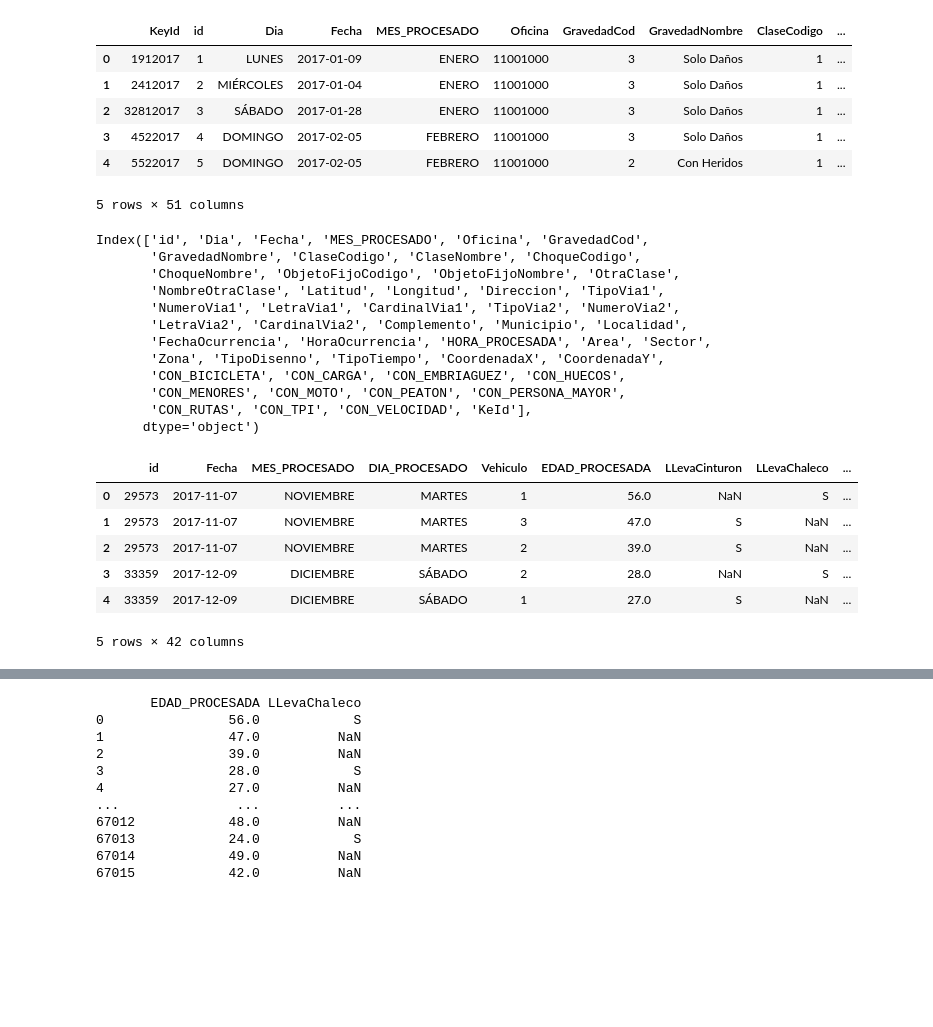
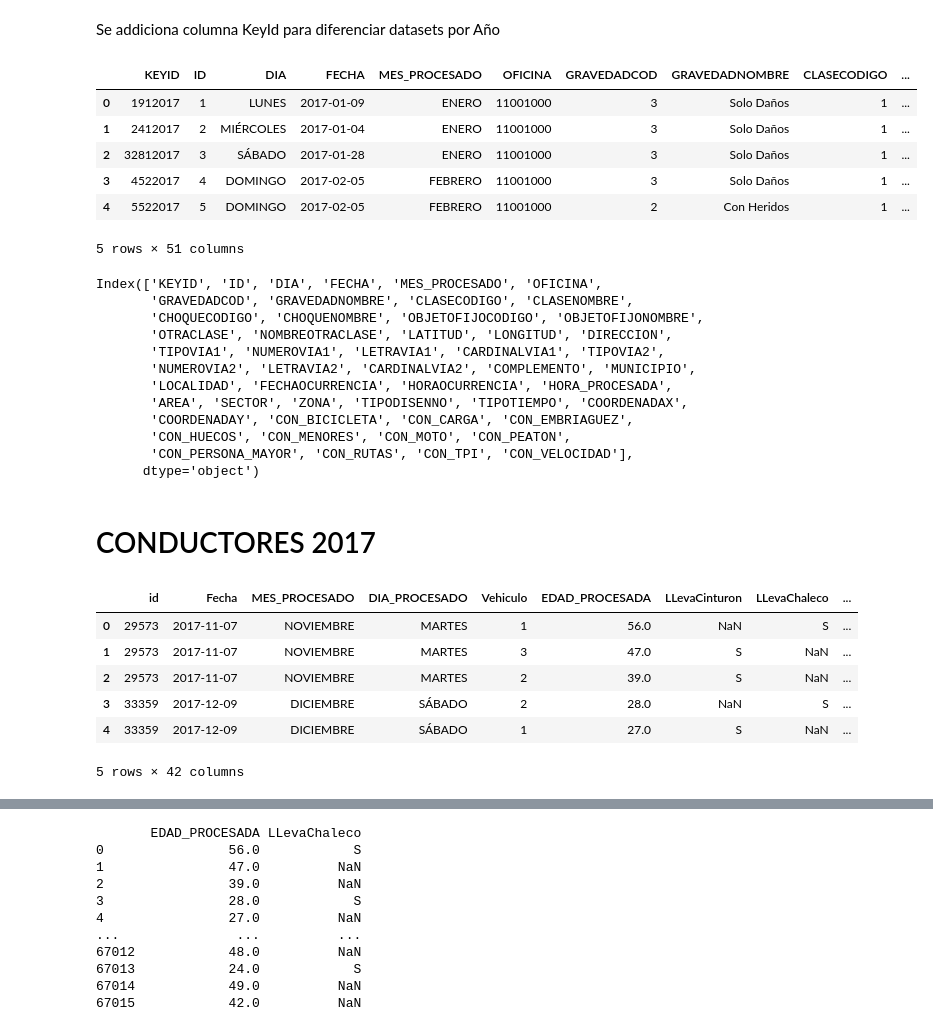
Before and after one commit to mateovlz/dsSeverityAccidents, a Jupyter notebook: Treatment.ipynb, the cells around one changed output, grey strips where cells are left out. Drawn from its saved outputs; the diff is of its cells as text; code cells hidden in the pictures; blank space fills up the shorter version.

Commit message:
#add: created keyid, compound key for the dataset of 2017

```diff
--- a/Treatment.ipynb
+++ b/Treatment.ipynb
@@ -22,0 +27,4 @@ df2017AC = pd.read_excel(file2017)
+# %%
+for column in df2017AC.columns:
+    df2017AC.rename(columns = {column:column.upper()}, inplace = True)
+print(df2017AC.columns.values)
@@ -44,21 +64,22 @@ df2017AC.describe()
 | 50% | 17585.50000 | 11001000.0 | 3.000000 | 1.000000 | 1.000000 | 3.000000 | 4.000000 | 0.000000 | ... |
 | 75% | 26377.75000 | 11001000.0 | 3.000000 | 1.000000 | 1.000000 | 9.000000 | 4.000000 | 0.000000 | ... |
 | max | 35170.00000 | 11001000.0 | 3.000000 | 7.000000 | 5.000000 | 10.000000 | 4.000000 | 741275.000000 | ... |
+# %% [markdown]
+Se addiciona columna KeyId para diferenciar datasets por Año
 # %%
-df2017AcAdCo = df2017AC
+df17AC = df2017AC
 lskeys = []
 for index, row in df2017AC.iterrows():
-    fecha = row['Fecha']
+    fecha = row['FECHA']
     fechaDate = fecha.to_pydatetime()
-    keyid = str(row['id']) + str(fechaDate.day) + str(fechaDate.month) + str(fechaDate.year)
+    keyid = str(row['ID']) + str(fechaDate.day) + str(fechaDate.month) + str(fechaDate.year)
     lskeys.append(int(keyid))
 
-#df2017AC['KeId'] = lskeys
-df2017AcAdCo.insert(0,"KeyId", lskeys)
+df17AC.insert(0,"KEYID", lskeys)
 # %%
-df2017AcAdCo.head()
+df17AC.head()
 # %% [output]
-|  | KeyId | id | Dia | Fecha | MES_PROCESADO | Oficina | GravedadCod | GravedadNombre | ClaseCodigo | ... |
+|  | KEYID | ID | DIA | FECHA | MES_PROCESADO | OFICINA | GRAVEDADCOD | GRAVEDADNOMBRE | CLASECODIGO | ... |
 | 0 | 1912017 | 1 | LUNES | 2017-01-09 | ENERO | 11001000 | 3 | Solo Daños | 1 | ... |
 | 1 | 2412017 | 2 | MIÉRCOLES | 2017-01-04 | ENERO | 11001000 | 3 | Solo Daños | 1 | ... |
 | 2 | 32812017 | 3 | SÁBADO | 2017-01-28 | ENERO | 11001000 | 3 | Solo Daños | 1 | ... |
@@ -68,15 +89,15 @@ df2017AcAdCo.head()
 # %%
 df2017AC.columns
 # %% [output]
-Index(['id', 'Dia', 'Fecha', 'MES_PROCESADO', 'Oficina', 'GravedadCod',
-       'GravedadNombre', 'ClaseCodigo', 'ClaseNombre', 'ChoqueCodigo',
-       'ChoqueNombre', 'ObjetoFijoCodigo', 'ObjetoFijoNombre', 'OtraClase',
-       'NombreOtraClase', 'Latitud', 'Longitud', 'Direccion', 'TipoVia1',
-       'NumeroVia1', 'LetraVia1', 'CardinalVia1', 'TipoVia2', 'NumeroVia2',
-       'LetraVia2', 'CardinalVia2', 'Complemento', 'Municipio', 'Localidad',
-       'FechaOcurrencia', 'HoraOcurrencia', 'HORA_PROCESADA', 'Area', 'Sector',
-       'Zona', 'TipoDisenno', 'TipoTiempo', 'CoordenadaX', 'CoordenadaY',
-       'CON_BICICLETA', 'CON_CARGA', 'CON_EMBRIAGUEZ', 'CON_HUECOS',
-       'CON_MENORES', 'CON_MOTO', 'CON_PEATON', 'CON_PERSONA_MAYOR',
-       'CON_RUTAS', 'CON_TPI', 'CON_VELOCIDAD', 'KeId'],
+Index(['KEYID', 'ID', 'DIA', 'FECHA', 'MES_PROCESADO', 'OFICINA',
+       'GRAVEDADCOD', 'GRAVEDADNOMBRE', 'CLASECODIGO', 'CLASENOMBRE',
+       'CHOQUECODIGO', 'CHOQUENOMBRE', 'OBJETOFIJOCODIGO', 'OBJETOFIJONOMBRE',
+       'OTRACLASE', 'NOMBREOTRACLASE', 'LATITUD', 'LONGITUD', 'DIRECCION',
+       'TIPOVIA1', 'NUMEROVIA1', 'LETRAVIA1', 'CARDINALVIA1', 'TIPOVIA2',
+       'NUMEROVIA2', 'LETRAVIA2', 'CARDINALVIA2', 'COMPLEMENTO', 'MUNICIPIO',
+       'LOCALIDAD', 'FECHAOCURRENCIA', 'HORAOCURRENCIA', 'HORA_PROCESADA',
+       'AREA', 'SECTOR', 'ZONA', 'TIPODISENNO', 'TIPOTIEMPO', 'COORDENADAX',
+       'COORDENADAY', 'CON_BICICLETA', 'CON_CARGA', 'CON_EMBRIAGUEZ',
+       'CON_HUECOS', 'CON_MENORES', 'CON_MOTO', 'CON_PEATON',
+       'CON_PERSONA_MAYOR', 'CON_RUTAS', 'CON_TPI', 'CON_VELOCIDAD'],
       dtype='object')
@@ -85,11 +106,14 @@ df2017AC.to_excel("Prueba.xlsx")
+# %% [markdown]
+# CONDUCTORES 2017
 # %%
-df2017AC = pd.read_excel(file2017,sheet_name ='CONDUCTORES')
-df2017AC.head()
+df2017CN = pd.read_excel(file2017,sheet_name ='CONDUCTORES')
-# %% [output]
-|  | id | Fecha | MES_PROCESADO | DIA_PROCESADO | Vehiculo | EDAD_PROCESADA | LLevaCinturon | LLevaChaleco | ... |
-| 0 | 29573 | 2017-11-07 | NOVIEMBRE | MARTES | 1 | 56.0 | NaN | S | ... |
-| 1 | 29573 | 2017-11-07 | NOVIEMBRE | MARTES | 3 | 47.0 | S | NaN | ... |
-| 2 | 29573 | 2017-11-07 | NOVIEMBRE | MARTES | 2 | 39.0 | S | NaN | ... |
-| 3 | 33359 | 2017-12-09 | DICIEMBRE | SÁBADO | 2 | 28.0 | NaN | S | ... |
-| 4 | 33359 | 2017-12-09 | DICIEMBRE | SÁBADO | 1 | 27.0 | S | NaN | ... |
-5 rows × 42 columns
+# %%
+df2017CN.head()
+# %% [output]
+|  | id | Fecha | MES_PROCESADO | DIA_PROCESADO | Vehiculo | EDAD_PROCESADA | LLevaCinturon | LLevaChaleco | ... |
+| 0 | 29573 | 2017-11-07 | NOVIEMBRE | MARTES | 1 | 56.0 | NaN | S | ... |
+| 1 | 29573 | 2017-11-07 | NOVIEMBRE | MARTES | 3 | 47.0 | S | NaN | ... |
+| 2 | 29573 | 2017-11-07 | NOVIEMBRE | MARTES | 2 | 39.0 | S | NaN | ... |
+| 3 | 33359 | 2017-12-09 | DICIEMBRE | SÁBADO | 2 | 28.0 | NaN | S | ... |
+| 4 | 33359 | 2017-12-09 | DICIEMBRE | SÁBADO | 1 | 27.0 | S | NaN | ... |
+5 rows × 42 columns
```
Also changed, not shown: parts of 27 cells of this notebook.
